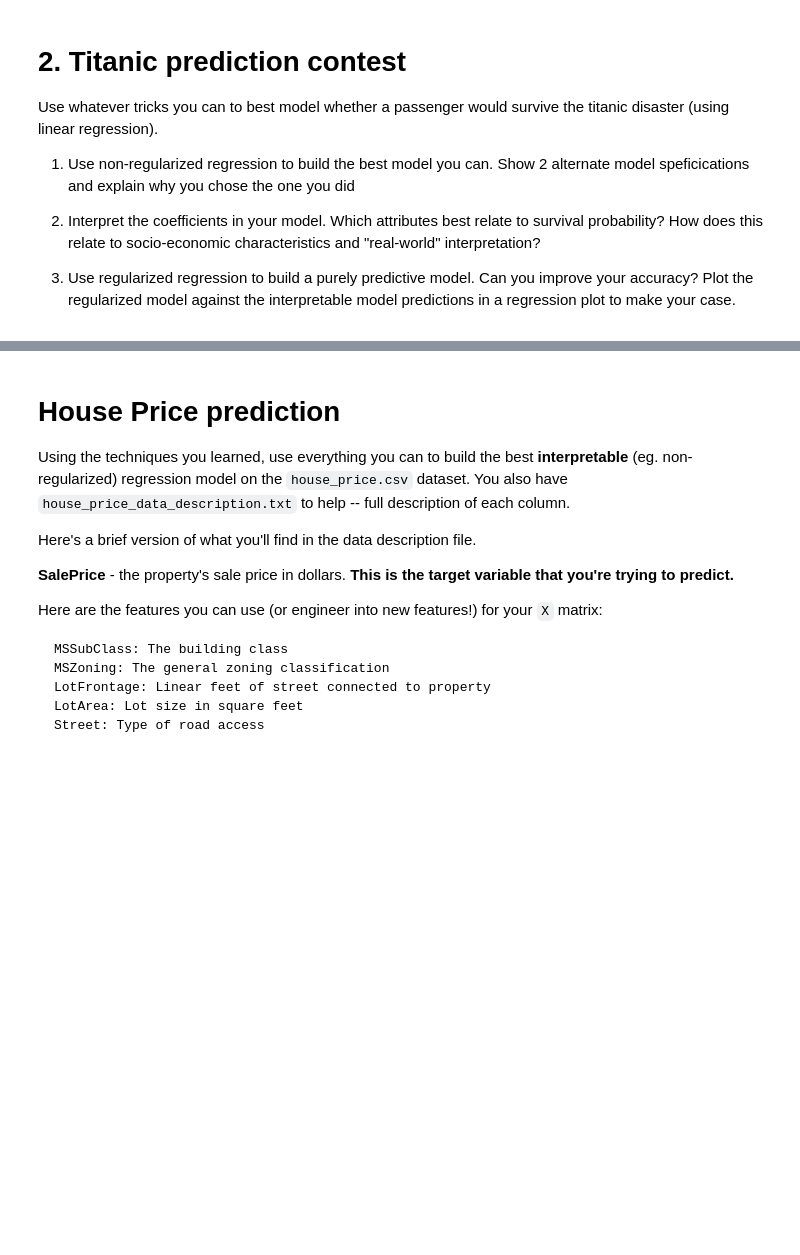
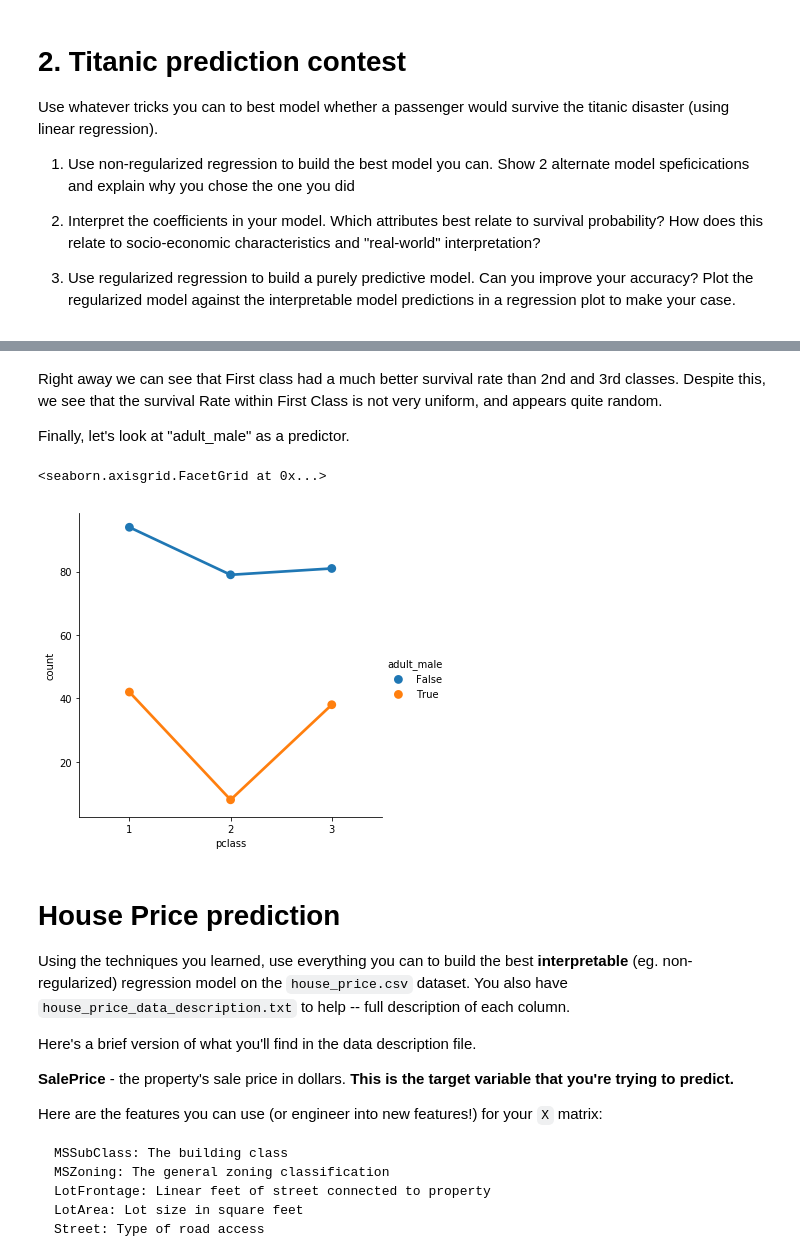
Before and after one commit to cb-ds-1/m3-3-engineering-regression, a Jupyter notebook: workshop.ipynb, the cells around one changed output, grey strips where cells are left out. Drawn from its saved outputs; the diff is of its cells as text; code cells hidden in the pictures; blank space fills up the shorter version.

```diff
--- a/workshop.ipynb
+++ b/workshop.ipynb
@@ -225,3 +543,15 @@ Use whatever tricks you can to best model whether a passenger would survive the
+# %% [markdown]
+Right away we can see that First class had a much better survival rate than 2nd and 3rd classes. Despite this, we see that the survival Rate within First Class is not very uniform, and appears quite random.
+
+Finally, let's look at "adult_male" as a predictor.
+# %%
+group3 = pd.DataFrame({'count' : ti.groupby(['pclass','adult_male', 'survived']).size()}).reset_index()
+
+survived2 = group3[(group3.survived == 1)]
+sns.factorplot("pclass", "count", data=survived2, hue="adult_male")
+# %% [output]
+<seaborn.axisgrid.FacetGrid at 0x...>
+[figure, added]
 # %% [markdown]
 # House Price prediction
 
```
Also changed, not shown: parts of 26 cells of this notebook, 1 other file.
